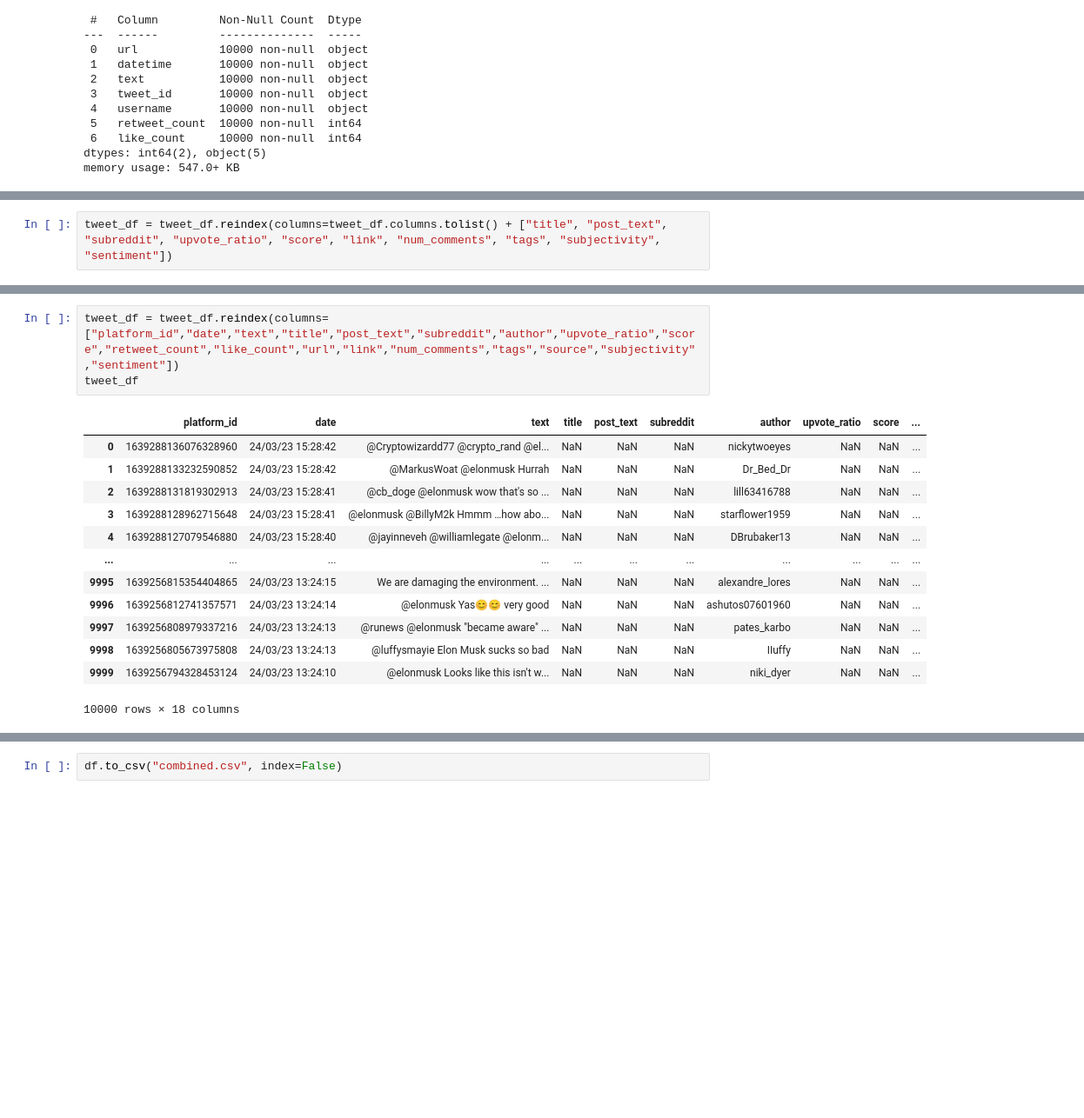
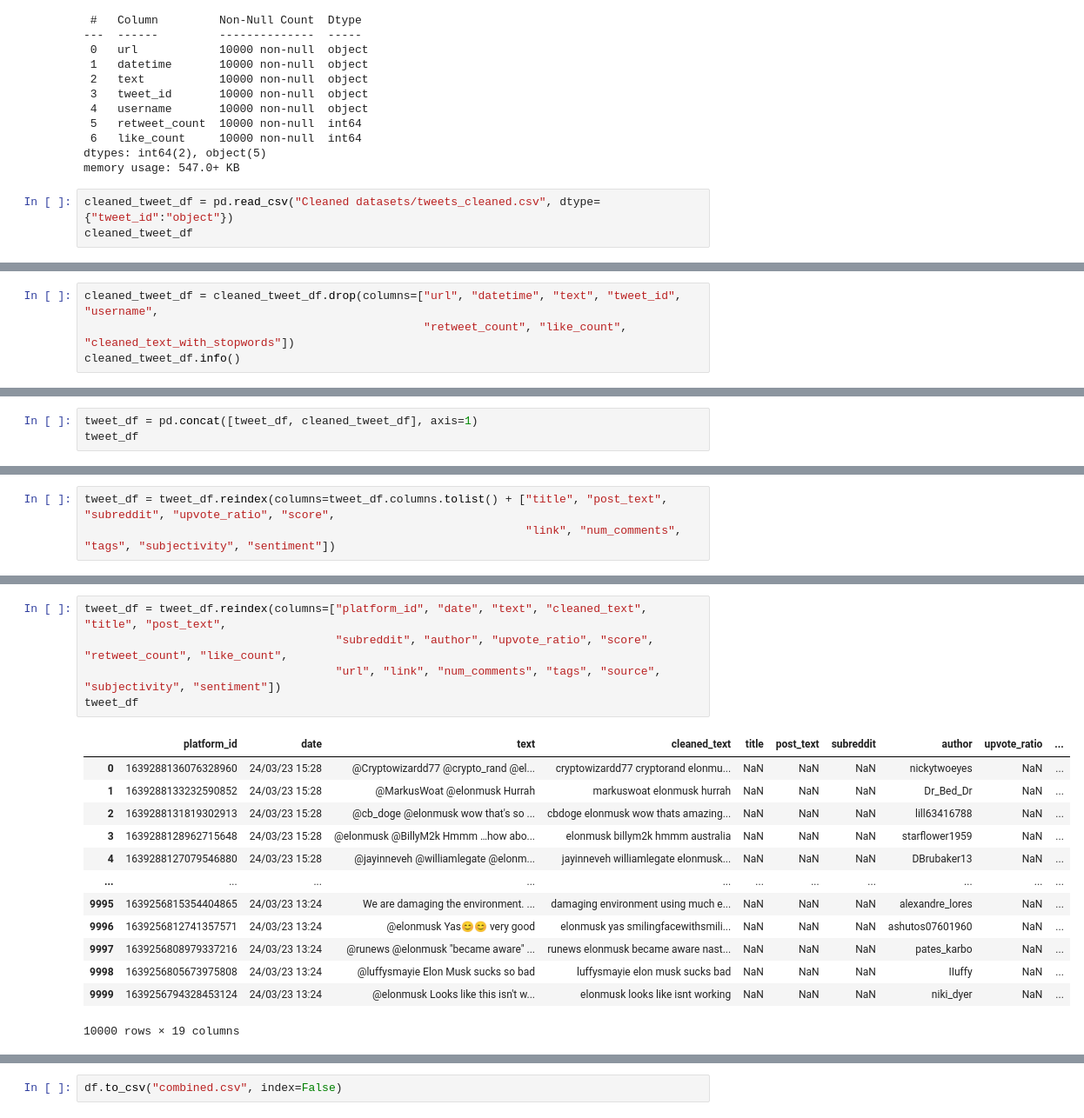
Before and after one commit to josephinehemingway/CZ4034_InfoRet, a Jupyter notebook: combine_data.ipynb, the cells around one changed output, grey strips where cells are left out. Shown at 87% size. Drawn from its saved outputs; the diff is of its cells as text; blank space fills up the shorter version.

```diff
--- a/combine_data.ipynb
+++ b/combine_data.ipynb
@@ -463,3 +449,6 @@ Data columns (total 7 columns):
  6   like_count     10000 non-null  int64
 dtypes: int64(2), object(5)
 memory usage: 547.0+ KB
+# %%
+cleaned_tweet_df = pd.read_csv("Cleaned datasets/tweets_cleaned.csv", dtype={"tweet_id":"object"})
+cleaned_tweet_df
@@ -465,0 +469,4 @@ memory usage: 547.0+ KB
+# %%
+cleaned_tweet_df = cleaned_tweet_df.drop(columns=["url", "datetime", "text", "tweet_id", "username",
+                                                  "retweet_count", "like_count", "cleaned_text_with_stopwords"])
+cleaned_tweet_df.info()
@@ -465,0 +482,3 @@ memory usage: 547.0+ KB
+# %%
+tweet_df = pd.concat([tweet_df, cleaned_tweet_df], axis=1)
+tweet_df
@@ -466,5 +499,6 @@ memory usage: 547.0+ KB
 # %%
-tweet_df = tweet_df.reindex(columns=tweet_df.columns.tolist() + ["title", "post_text", "subreddit", "upvote_ratio", "score", "link", "num_comments", "tags", "subjectivity", "sentiment"])
+tweet_df = tweet_df.reindex(columns=tweet_df.columns.tolist() + ["title", "post_text", "subreddit", "upvote_ratio", "score",
+                                                                 "link", "num_comments", "tags", "subjectivity", "sentiment"])
 # %%
 tweet_df["source"] = "twitter"
 tweet_df
@@ -505,21 +539,23 @@ dtypes: float64(10), int64(2), object(6)
 memory usage: 1.4+ MB
 # %%
-tweet_df = tweet_df.reindex(columns=["platform_id","date","text","title","post_text","subreddit","author","upvote_ratio","score","retweet_count","like_count","url","link","num_comments","tags","source","subjectivity","sentiment"])
+tweet_df = tweet_df.reindex(columns=["platform_id", "date", "text", "cleaned_text", "title", "post_text",
+                                     "subreddit", "author", "upvote_ratio", "score", "retweet_count", "like_count",
+                                     "url", "link", "num_comments", "tags", "source", "subjectivity", "sentiment"])
 tweet_df
 # %% [output]
-|  | platform_id | date | text | title | post_text | subreddit | author | upvote_ratio | score | ... |
-| 0 | 1639288136076328960 | 24/03/23 15:28:42 | @Cryptowizardd77 @crypto_rand @el... | NaN | NaN | NaN | nickytwoeyes | NaN | NaN | ... |
-| 1 | 1639288133232590852 | 24/03/23 15:28:42 | @MarkusWoat @elonmusk Hurrah | NaN | NaN | NaN | Dr_Bed_Dr | NaN | NaN | ... |
-| 2 | 1639288131819302913 | 24/03/23 15:28:41 | @cb_doge @elonmusk wow that's so ... | NaN | NaN | NaN | lill63416788 | NaN | NaN | ... |
-| 3 | 1639288128962715648 | 24/03/23 15:28:41 | @elonmusk @BillyM2k Hmmm …how abo... | NaN | NaN | NaN | starflower1959 | NaN | NaN | ... |
-| 4 | 1639288127079546880 | 24/03/23 15:28:40 | @jayinneveh @williamlegate @elonm... | NaN | NaN | NaN | DBrubaker13 | NaN | NaN | ... |
+|  | platform_id | date | text | cleaned_text | title | post_text | subreddit | author | upvote_ratio | ... |
+| 0 | 1639288136076328960 | 24/03/23 15:28 | @Cryptowizardd77 @crypto_rand @el... | cryptowizardd77 cryptorand elonmu... | NaN | NaN | NaN | nickytwoeyes | NaN | ... |
+| 1 | 1639288133232590852 | 24/03/23 15:28 | @MarkusWoat @elonmusk Hurrah | markuswoat elonmusk hurrah | NaN | NaN | NaN | Dr_Bed_Dr | NaN | ... |
+| 2 | 1639288131819302913 | 24/03/23 15:28 | @cb_doge @elonmusk wow that's so ... | cbdoge elonmusk wow thats amazing... | NaN | NaN | NaN | lill63416788 | NaN | ... |
+| 3 | 1639288128962715648 | 24/03/23 15:28 | @elonmusk @BillyM2k Hmmm …how abo... | elonmusk billym2k hmmm australia | NaN | NaN | NaN | starflower1959 | NaN | ... |
+| 4 | 1639288127079546880 | 24/03/23 15:28 | @jayinneveh @williamlegate @elonm... | jayinneveh williamlegate elonmusk... | NaN | NaN | NaN | DBrubaker13 | NaN | ... |
 | ... | ... | ... | ... | ... | ... | ... | ... | ... | ... | ... |
-| 9995 | 1639256815354404865 | 24/03/23 13:24:15 | We are damaging the environment. ... | NaN | NaN | NaN | alexandre_lores | NaN | NaN | ... |
-| 9996 | 1639256812741357571 | 24/03/23 13:24:14 | @elonmusk Yas😊😊 very good | NaN | NaN | NaN | ashutos07601960 | NaN | NaN | ... |
-| 9997 | 1639256808979337216 | 24/03/23 13:24:13 | @runews @elonmusk "became aware" ... | NaN | NaN | NaN | pates_karbo | NaN | NaN | ... |
-| 9998 | 1639256805673975808 | 24/03/23 13:24:13 | @luffysmayie Elon Musk sucks so bad | NaN | NaN | NaN | IIuffy | NaN | NaN | ... |
-| 9999 | 1639256794328453124 | 24/03/23 13:24:10 | @elonmusk Looks like this isn't w... | NaN | NaN | NaN | niki_dyer | NaN | NaN | ... |
+| 9995 | 1639256815354404865 | 24/03/23 13:24 | We are damaging the environment. ... | damaging environment using much e... | NaN | NaN | NaN | alexandre_lores | NaN | ... |
+| 9996 | 1639256812741357571 | 24/03/23 13:24 | @elonmusk Yas😊😊 very good | elonmusk yas smilingfacewithsmili... | NaN | NaN | NaN | ashutos07601960 | NaN | ... |
+| 9997 | 1639256808979337216 | 24/03/23 13:24 | @runews @elonmusk "became aware" ... | runews elonmusk became aware nast... | NaN | NaN | NaN | pates_karbo | NaN | ... |
+| 9998 | 1639256805673975808 | 24/03/23 13:24 | @luffysmayie Elon Musk sucks so bad | luffysmayie elon musk sucks bad | NaN | NaN | NaN | IIuffy | NaN | ... |
+| 9999 | 1639256794328453124 | 24/03/23 13:24 | @elonmusk Looks like this isn't w... | elonmusk looks like isnt working | NaN | NaN | NaN | niki_dyer | NaN | ... |
-10000 rows × 18 columns
+10000 rows × 19 columns
 # %%
 tweet_df.info()
 # %% [output]
```
Also changed, not shown: parts of 26 cells of this notebook, 1 other file.
